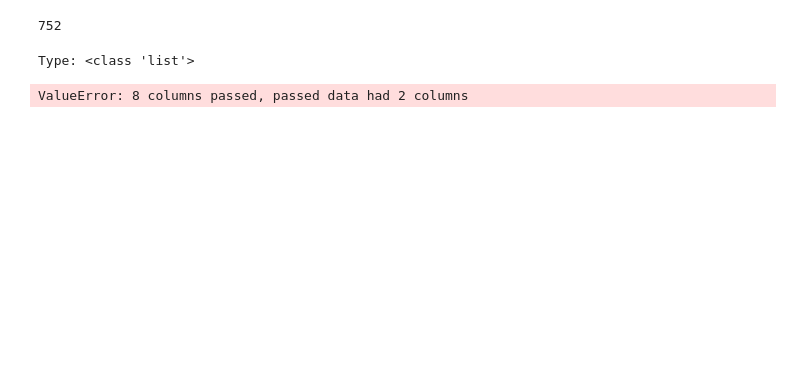
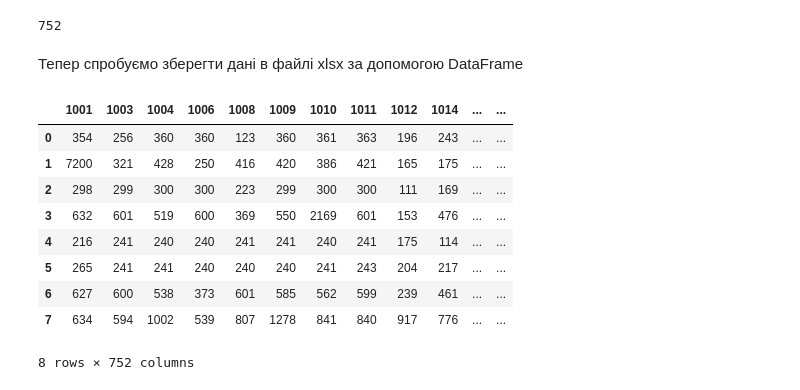
Before and after one commit to Diliri/4diploma, a Jupyter notebook: my_new_time.ipynb, the cells around one changed output. Saved outputs shown, nothing was run; the diff lists cells and outputs as text; code cells hidden in the pictures; blank space fills up the shorter version.

Commit message:
Add files via upload
my_time.xlsx
is a result

```diff
--- a/my_new_time.ipynb
+++ b/my_new_time.ipynb
@@ -125,17 +125,20 @@ print(responds)
 len(responds)
 # %% [output]
 752
-# %%
-Lst = list(data.columns.values)
-print('Type: {} \n'.format(type(Lst)) ) # list
-
-new_Lst = []
-for el in Lst:
-    # https://www.programiz.com/python-programming/methods/string/startswith
-    if el.startswith('Затрачений'):
-        new_Lst.append(el)
-
-df = pd.DataFrame(responds, columns = new_Lst)
-# %% [output]
-Type: <class 'list'>
-ValueError: 8 columns passed, passed data had 2 columns
+# %% [markdown]
+Тепер спробуємо зберегти дані в файлі xlsx за допомогою DataFrame
+# %%
+data_frame = pd.DataFrame(responds)
+# %%
+data_frame
+# %% [output]
+|  | 1001 | 1003 | 1004 | 1006 | 1008 | 1009 | 1010 | 1011 | 1012 | 1014 | ... | ... |
+| 0 | 354 | 256 | 360 | 360 | 123 | 360 | 361 | 363 | 196 | 243 | ... | ... |
+| 1 | 7200 | 321 | 428 | 250 | 416 | 420 | 386 | 421 | 165 | 175 | ... | ... |
+| 2 | 298 | 299 | 300 | 300 | 223 | 299 | 300 | 300 | 111 | 169 | ... | ... |
+| 3 | 632 | 601 | 519 | 600 | 369 | 550 | 2169 | 601 | 153 | 476 | ... | ... |
+| 4 | 216 | 241 | 240 | 240 | 241 | 241 | 240 | 241 | 175 | 114 | ... | ... |
+| 5 | 265 | 241 | 241 | 240 | 240 | 240 | 241 | 243 | 204 | 217 | ... | ... |
+| 6 | 627 | 600 | 538 | 373 | 601 | 585 | 562 | 599 | 239 | 461 | ... | ... |
+| 7 | 634 | 594 | 1002 | 539 | 807 | 1278 | 841 | 840 | 917 | 776 | ... | ... |
+8 rows × 752 columns
```
Also changed, not shown: parts of 6 cells of this notebook, 1 other file.
